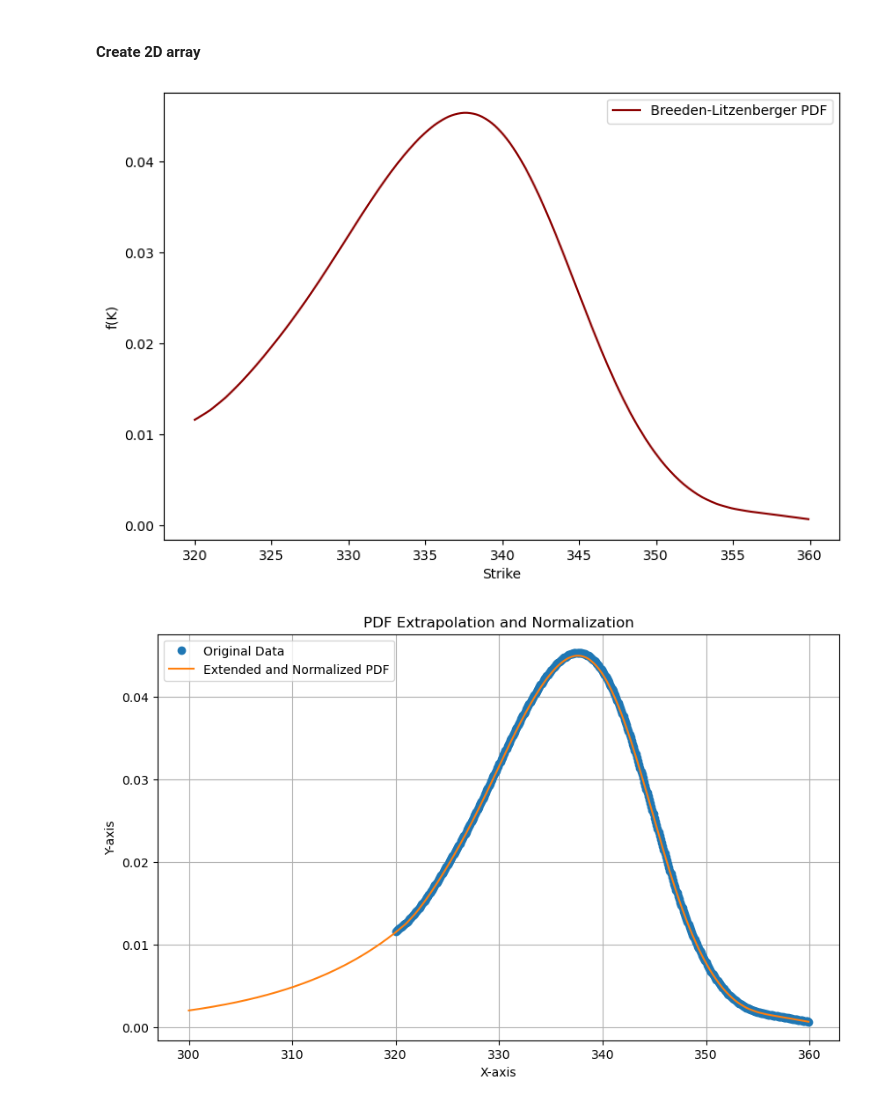
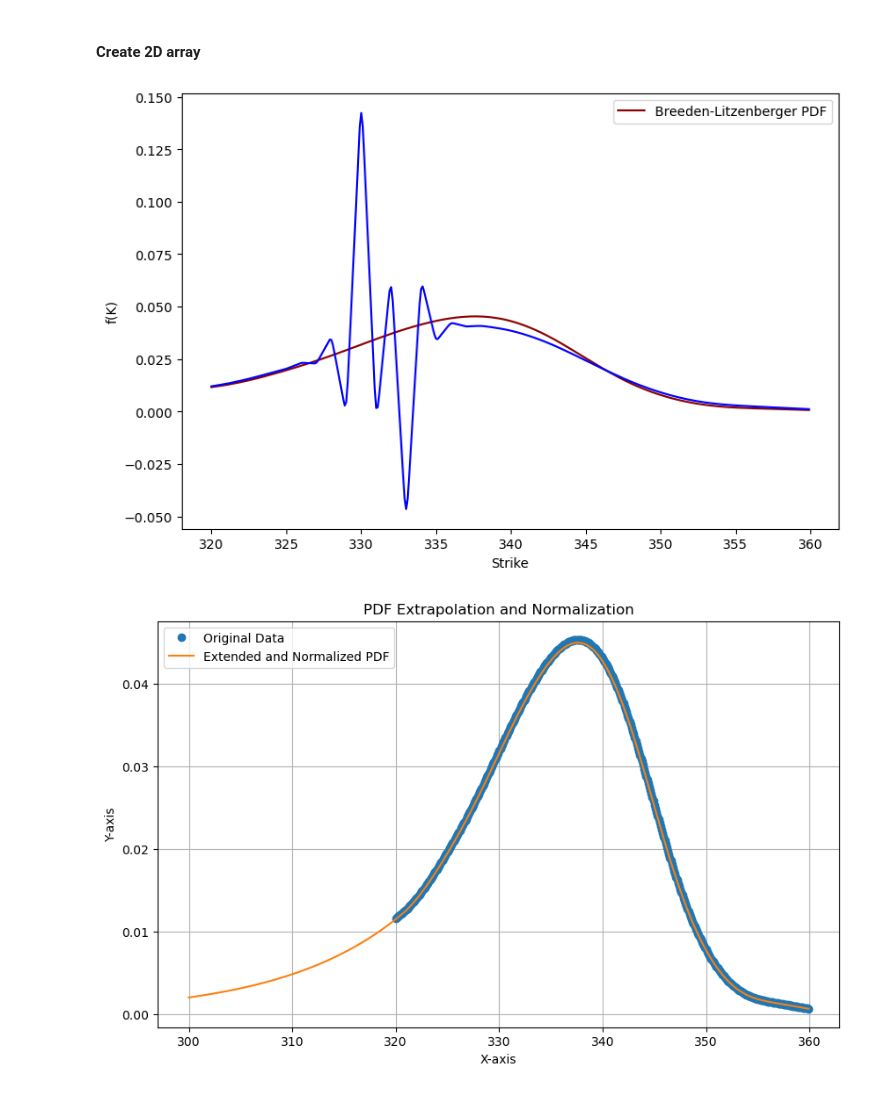
Before and after one commit to astavrop0/Derivative_structuring_and_implied_risk_aversion, a Jupyter notebook: notebooks/Risk Neutral pdf with BL.ipynb, the cells around one changed output. Cells and saved outputs as stored; diff of their text form; code cells hidden in the pictures.

```diff
--- a/notebooks/Risk Neutral pdf with BL.ipynb
+++ b/notebooks/Risk Neutral pdf with BL.ipynb
@@ -136,6 +228,13 @@ def pdf2(Krange, S, t=0, r=0):
     first_deriv = np.gradient(Crange, x_new, edge_order=0)
     second_deriv = np.gradient(first_deriv, x_new, edge_order=0)
     return np.exp(r * t) * second_deriv
+# %%
+def pdf2(Krange, S, t=0, r=0):
+    # x is a range of strikes
+    Crange = call_value(S, Krange, vol_surface_tilted2(Krange), t, r)
+    first_deriv2 = np.gradient(Crange, x_new, edge_order=0)
+    second_deriv2 = np.gradient(first_deriv2, x_new, edge_order=0)
+    return np.exp(r * t) * second_deriv2
 # %%
 fig, ax1 = plt.subplots(figsize=(9,6))
 
@@ -158,9 +257,13 @@ plt.show()
 # %% [output]
 [figure]
 # %%
-data = np.vstack([x_new, pdf2(x_new, S, t)]).T
+data = np.vstack([x_new, pdf(x_new, S, t)]).T
 data = data[(data[:, 0] < 360) & (data[:, 0] > 320)]
 k, curve_pdf = np.hsplit(data, 2)
+# %%
+data2 = np.vstack([x_new, pdf2(x_new, S, t)]).T
+data2 = data2[(data2[:, 0] < 360) & (data2[:, 0] > 320)]
+k, curve_pdf2 = np.hsplit(data2, 2)
 # %% [markdown]
 #### Create 2D array
 # %%
@@ -170,16 +273,27 @@ curve_pdf_flat = curve_pdf.flatten()
 
 # Create a 2D array for the original PDF
 original_pdf = np.column_stack((k_flat, curve_pdf_flat))
+# %%
+# Flatten the arrays if they are 2D
+k_flat = k.flatten()
+curve_pdf_flat2 = curve_pdf2.flatten()
+
+# Create a 2D array for the original PDF
+original_pdf2 = np.column_stack((k_flat, curve_pdf_flat2))
 # %%
 plt.figure(figsize=(9,6))
 plt.plot(original_pdf[:, 0], original_pdf[:, 1], "darkred")
+
+# plt.savefig("breeden_litzenberger_pdf.png", dpi=300)
+
+
+plt.plot(original_pdf2[:, 0], original_pdf2[:, 1], "blue")
 plt.xlabel("Strike")
 plt.ylabel("f(K)")
 plt.legend(["Breeden-Litzenberger PDF"], loc="best")
-# plt.savefig("breeden_litzenberger_pdf.png", dpi=300)
 plt.show()
 # %% [output]
-[figure, old version]
+[figure, new version]
 # %%
 
 # Separate the original data into x and y components for clarity
```
Also changed, not shown: parts of 40 cells of this notebook, 2 other files.
